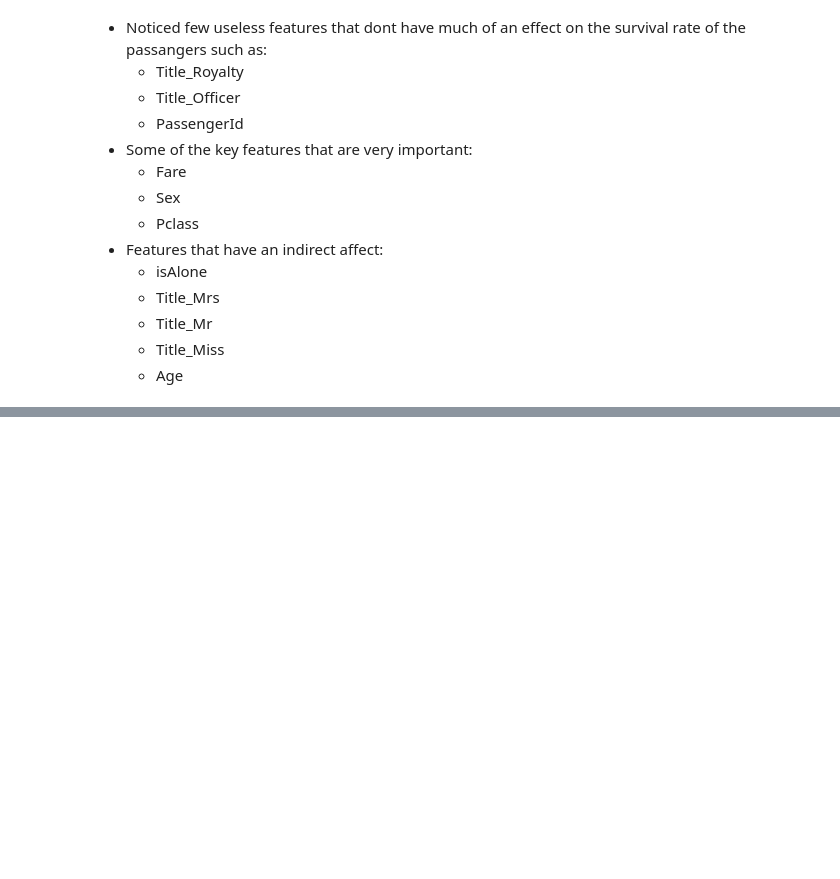
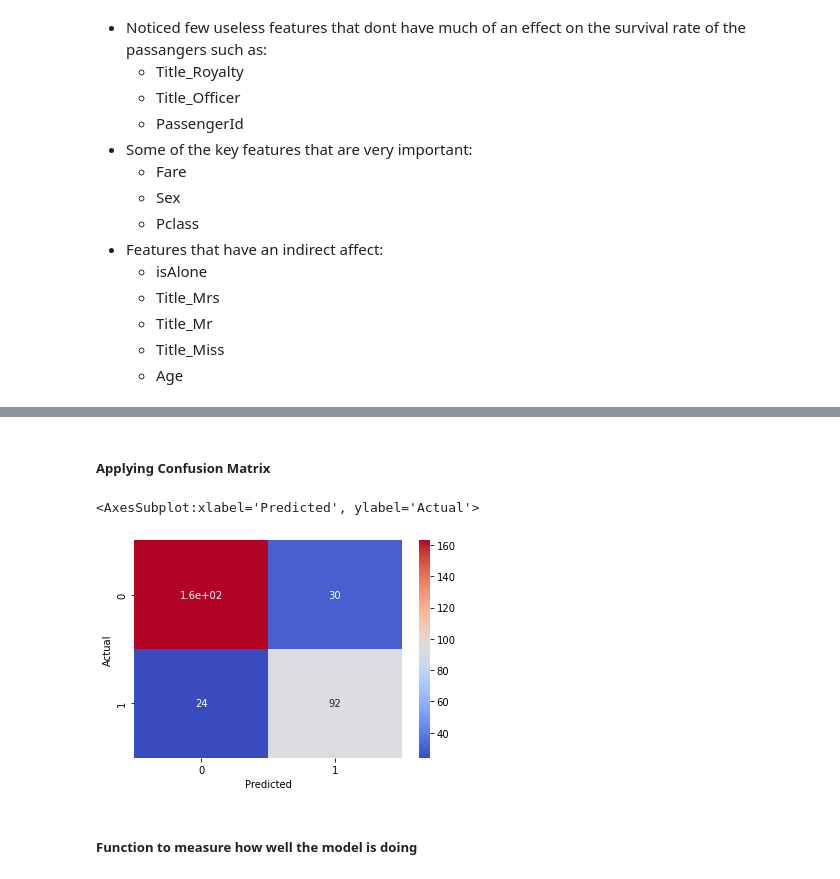
Before and after one commit to ziadhegazi/Intro-to-Artifictial-Intelligence, a Jupyter notebook: Data Visualisation/DV Checkpoint.ipynb, the cells around one changed output, grey strips where cells are left out. Drawn from its saved outputs; the diff is of its cells as text; code cells hidden in the pictures; blank space fills up the shorter version.

Commit message:
Created a logistic regression model + measured how well it is doing

```diff
--- a/Data Visualisation/DV Checkpoint.ipynb
+++ b/Data Visualisation/DV Checkpoint.ipynb
@@ -62,8 +62,8 @@ data.describe(include="all")
 # Changing survived and Sex columns from categorical to numerical
 # for survived: yes = 1, no = 0
 # for Sex: male = 1, female = 0
-new_data["Survived"].replace({"Yes":1, "No":0}, inplace=True)
-new_data["Sex"].replace({"male":1, "female":0}, inplace=True)
+new_data["Survived"] = new_data["Survived"].map({"Yes":1, "No":0})
+new_data["Sex"] = new_data["Sex"].map({"male":1, "female":0})
 
 # One-hot-Encoding the Embarked column
 new_data = pd.get_dummies(new_data, columns=["Embarked"])
@@ -453,0 +455,4 @@ dataCorr(new_data)
+# %%
+new_data = new_data.drop(columns=["PassengerId", "Embarked_Q", "Title_Royalty", "Title_Master"], axis=1)
+
+new_data.head()
@@ -453,0 +473,9 @@ dataCorr(new_data)
+# %%
+X = new_data.drop("Survived", axis=1)
+y = new_data["Survived"]
+
+X_train, X_test, y_train, y_test = train_test_split(X, y, test_size=0.35, random_state=42)
+# %%
+log_reg = LogisticRegression()
+log_reg.fit(X_train, y_train)
+log_pred = log_reg.predict(X_test)
@@ -453,0 +490,10 @@ dataCorr(new_data)
+# %% [markdown]
+##### Applying Confusion Matrix
+# %%
+confusion_matrix = pd.crosstab(y_test, log_pred, rownames=["Actual"], colnames=["Predicted"])
+sb.heatmap(confusion_matrix, annot = True, cmap="coolwarm")
+# %% [output]
+<AxesSubplot:xlabel='Predicted', ylabel='Actual'>
+[figure, added]
+# %% [markdown]
+##### Function to measure how well the model is doing
```
Also changed, not shown: parts of 9 cells of this notebook.
